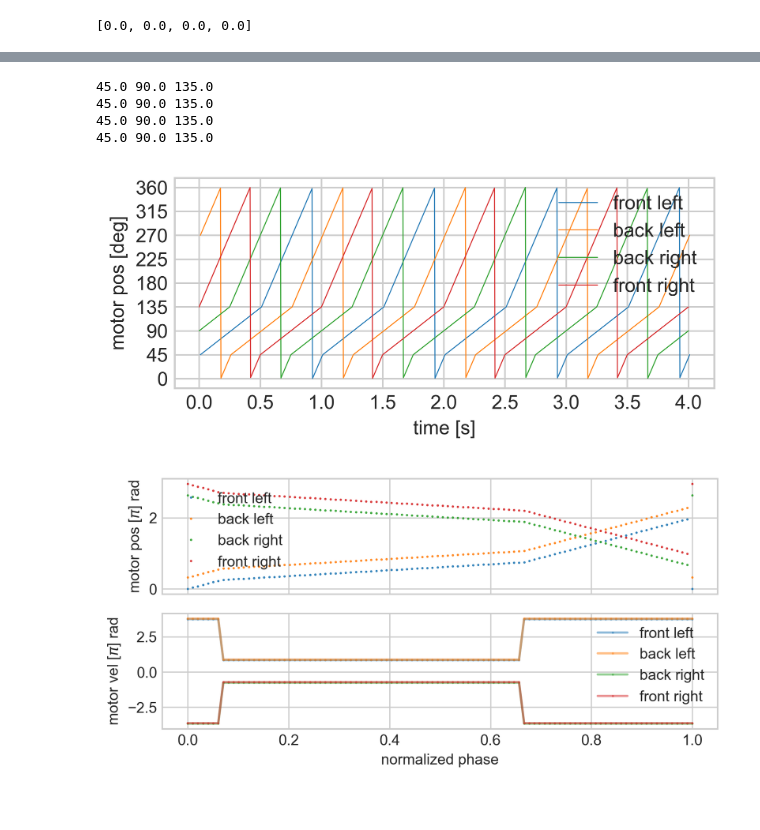
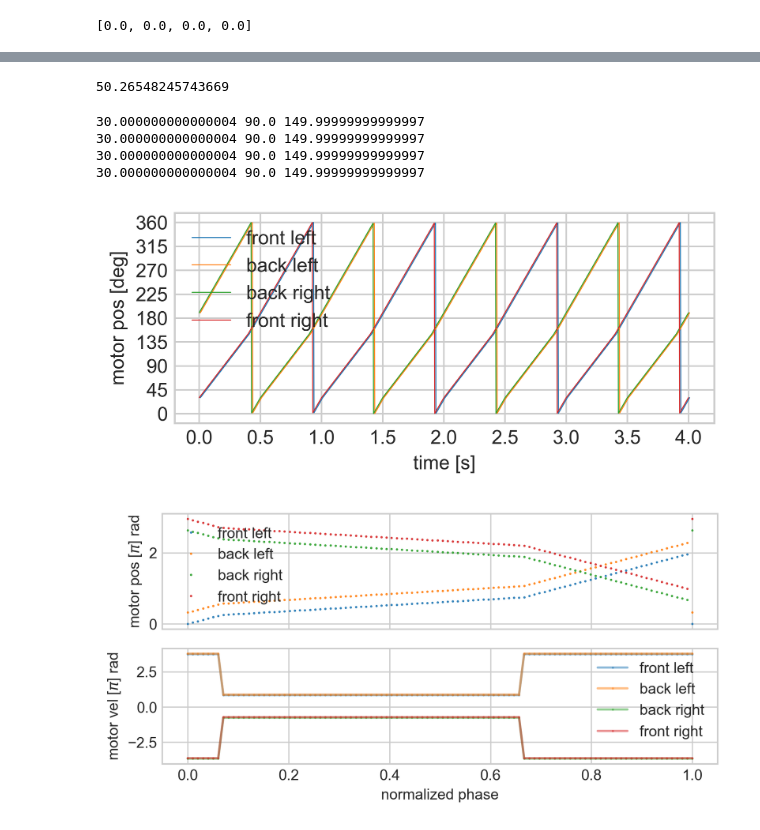
Before and after one commit to boxiXia/FlexipodFast, a Jupyter notebook: src/flexipod_control.ipynb, the cells around one changed output, grey strips where cells are left out. Drawn from its saved outputs; the diff is of its cells as text; code cells hidden in the pictures.

```diff
--- a/src/flexipod_control.ipynb
+++ b/src/flexipod_control.ipynb
@@ -347,3 +354,7 @@ exit
+# %%
+8*PI*2
+# %% [output]
+50.26548245743669
 # %%
 import numpy as np
 import matplotlib.pyplot as plt
@@ -364,7 +375,7 @@ class WalkingTrot():
     def __init__(this,
                  ot = 0, # normalized time offset [0-1], [unitless]
                  w = 0.1*np.pi, # average angular velocity [rad/s]
-                 s = 0.5, # stance ratio = stance_time/cycle_time [unitless]
+                 s = 0.4, # stance ratio = stance_time/cycle_time [unitless]
                  contact_angle = 90/180*PI, # contact_angle [rad]
                  p_stance_mid = 1.*np.pi,# angle at the middle of the stance phase [rad]
                 ):
@@ -442,12 +453,12 @@ class WalkingTrot():
 #     WalkingTrot(0.5,p_stance_mid = 1./2.*np.pi) # front right
 # ]
 
-# gaits = [ # bounding gait
-#     WalkingTrot(0,p_stance_mid = 1./2.*np.pi,contact_angle = 120/180*PI),# front left
-#     WalkingTrot(0.5,p_stance_mid = 1./2.*np.pi,contact_angle = 120/180*PI), # back left
-#     WalkingTrot(0.5,p_stance_mid = 1./2.*np.pi,contact_angle = 120/180*PI), # back right
-#     WalkingTrot(0,p_stance_mid = 1./2.*np.pi,contact_angle = 120/180*PI) # front right
-# ]
+gaits = [ # bounding gait
+    WalkingTrot(0,p_stance_mid = 1./2.*np.pi,contact_angle = 120/180*PI),# front left
+    WalkingTrot(0.5,p_stance_mid = 1./2.*np.pi,contact_angle = 120/180*PI), # back left
+    WalkingTrot(0.5,p_stance_mid = 1./2.*np.pi,contact_angle = 120/180*PI), # back right
+    WalkingTrot(0,p_stance_mid = 1./2.*np.pi,contact_angle = 120/180*PI) # front right
+]
 
 # gaits = [ # crawl gait
 #     WalkingTrot(0,p_stance_mid = 1./2.*np.pi,contact_angle = 90/180*PI,s = 0.8),# front left
@@ -464,12 +475,12 @@ class WalkingTrot():
 #     WalkingTrot(0.75,p_stance_mid = 1./2.*np.pi) # front right
 # ]
 
-gaits = [ # crawl gait #1
-    WalkingTrot(0,p_stance_mid = 1./2.*np.pi),# front left
-    WalkingTrot(0.75,p_stance_mid = 1./2.*np.pi), # back left
-    WalkingTrot(0.25,p_stance_mid = 1./2.*np.pi), # back right
-    WalkingTrot(0.5,p_stance_mid = 1./2.*np.pi) # front right
-]
+# gaits = [ # crawl gait #1
+#     WalkingTrot(0,p_stance_mid = 1./2.*np.pi),# front left
+#     WalkingTrot(0.75,p_stance_mid = 1./2.*np.pi), # back left
+#     WalkingTrot(0.25,p_stance_mid = 1./2.*np.pi), # back right
+#     WalkingTrot(0.5,p_stance_mid = 1./2.*np.pi) # front right
+# ]
 
 
 t_arr = np.linspace(0,4,1000)
@@ -480,38 +491,38 @@ w_arr = 2*PI*np.ones_like(t_arr)
 
 
 angle1 = np.array([gaits[0].GetPos(t,w) for t,w in zip(t_arr,w_arr)])
 angle2 = np.array([gaits[1].GetPos(t,w) for t,w in zip(t_arr,w_arr)])
 angle3 = np.array([gaits[2].GetPos(t,w) for t,w in zip(t_arr,w_arr)])
 angle4 = np.array([gaits[3].GetPos(t,w) for t,w in zip(t_arr,w_arr)])
 
 # angle3 = 2*np.pi-angle1
 # angle4 = 2*np.pi-angle2
 # motor_pos = np.stack((angle1,angle2,angle3,angle4),axis=1)
 
 # vel1 = np.array([trot.GetVel(phase) for phase in t_arr])
 # vel2 = np.array([trot.GetVel(phase+0.5) for phase in t_arr])
 # vel3= -vel1
 # vel4= -vel2
 # motor_vel = np.stack((vel1,vel2,vel3,vel4),axis=1)
 
 plt.figure(figsize=(5,2),dpi=400)
 plt.plot(t_arr+0.01,np.rad2deg(angle1),',-',markersize=0.5,linewidth=0.5,alpha=1.0,label='front left')
 plt.plot(t_arr+0.01,np.rad2deg(angle2),',-',markersize=0.5,linewidth=0.5,alpha=1.0,label='back left')
 plt.plot(t_arr,np.rad2deg(angle3),',-',markersize=0.5,linewidth=0.5,alpha=1.0,label='back right')
 plt.plot(t_arr,np.rad2deg(angle4),',-',markersize=0.5,linewidth=0.5,alpha=1.0,label='front right')
 
 plt.yticks(np.arange(0, 360+45, 45))
 
 plt.ylabel("motor pos [deg]")
 plt.xlabel("time [s]")
 plt.legend()
 plt.show()
 # %% [output]
-45.0 90.0 135.0
-45.0 90.0 135.0
-45.0 90.0 135.0
-45.0 90.0 135.0
+30.000000000000004 90.0 149.99999999999997
+30.000000000000004 90.0 149.99999999999997
+30.000000000000004 90.0 149.99999999999997
+30.000000000000004 90.0 149.99999999999997
-[figure, old version]
+[figure, new version]
 # %%
 labels= ('front left','back left','back right','front right')
 f,axes = plt.subplots(2,1,figsize=(6,3),dpi=150,squeeze=True,sharex=True)
```
Also changed, not shown: parts of 3 cells of this notebook, 6 other files.
